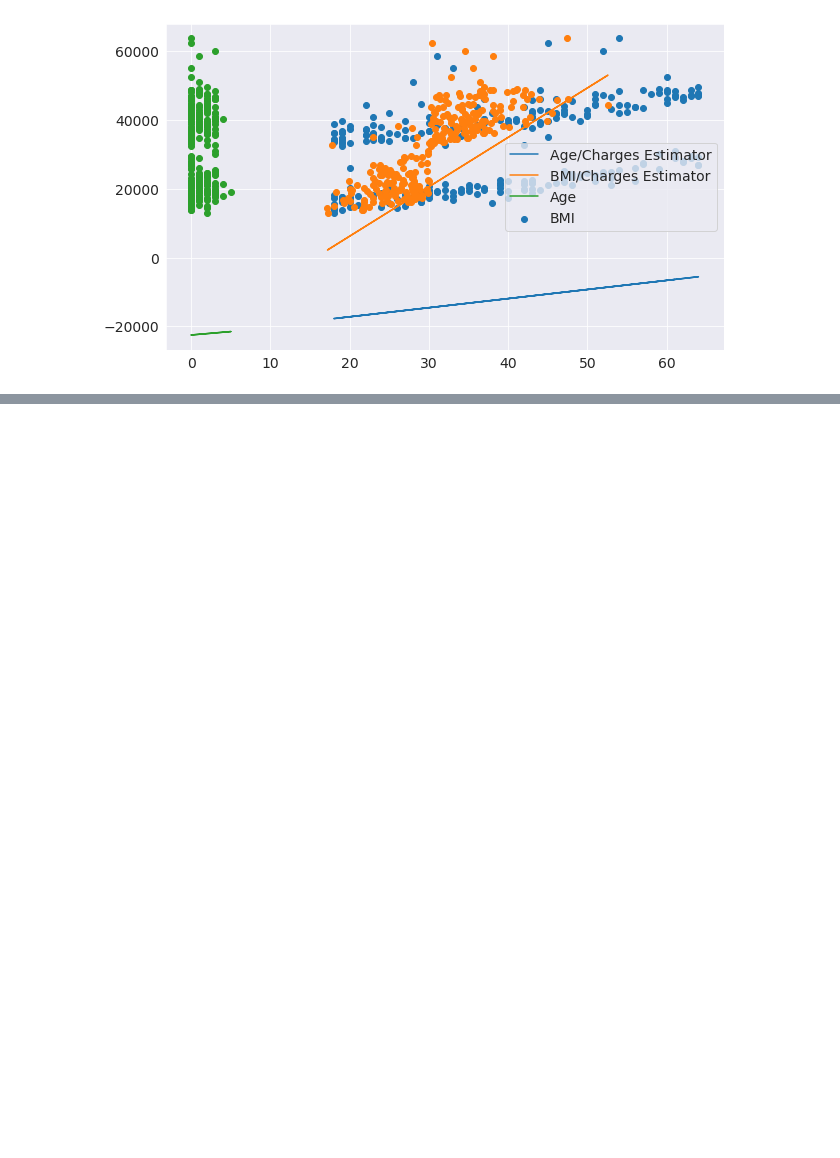
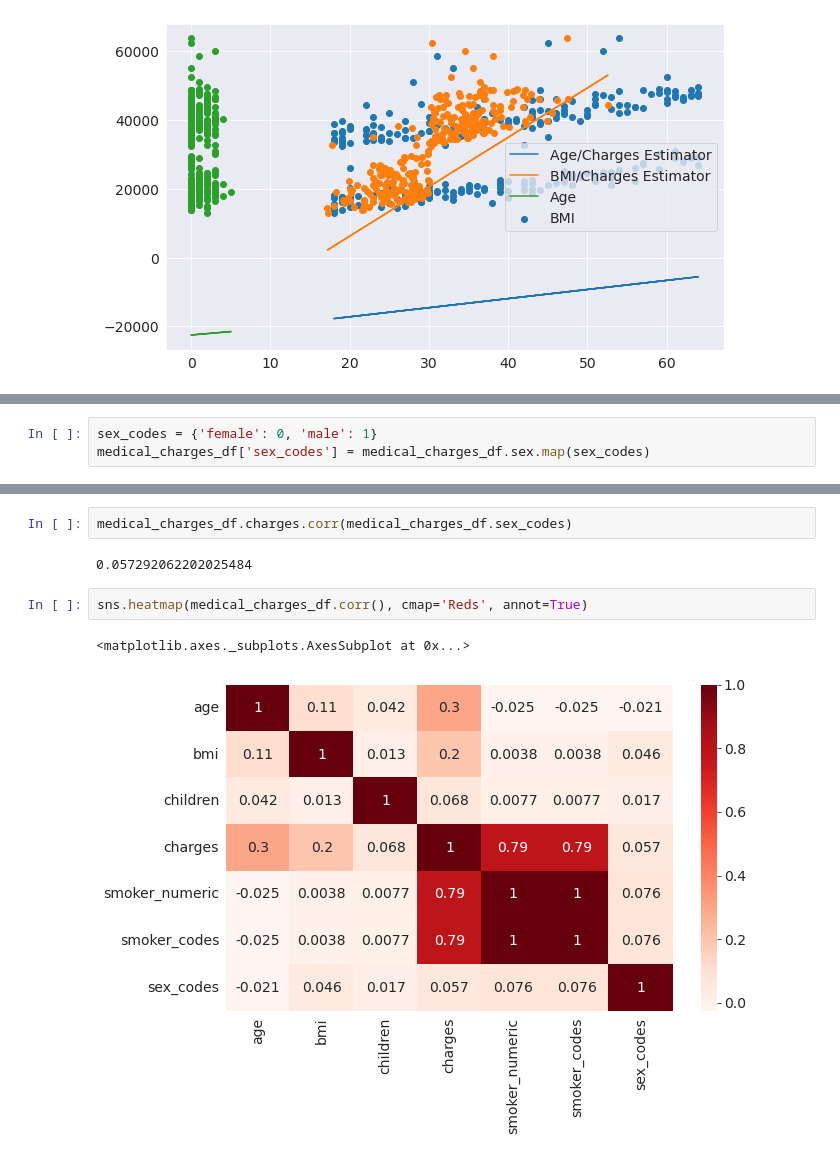
Before and after one commit to imshiv-10/ML-SkLearn, a Jupyter notebook: ML_SkLearn.ipynb, the cells around one changed output, grey strips where cells are left out. Cells and saved outputs as stored; diff of their text form; blank space fills up the shorter version.

```diff
--- a/ML_SkLearn.ipynb
+++ b/ML_SkLearn.ipynb
@@ -900,0 +996,3 @@ plt.legend(['Age/Charges Estimator', 'BMI/Charges Estimator','Age', 'BMI'])
+# %%
+sex_codes = {'female': 0, 'male': 1}
+medical_charges_df['sex_codes'] = medical_charges_df.sex.map(sex_codes)
@@ -900,0 +1015,9 @@ plt.legend(['Age/Charges Estimator', 'BMI/Charges Estimator','Age', 'BMI'])
+# %%
+medical_charges_df.charges.corr(medical_charges_df.sex_codes)
+# %% [output]
+0.057292062202025484
+# %%
+sns.heatmap(medical_charges_df.corr(), cmap='Reds', annot=True)
+# %% [output]
+<matplotlib.axes._subplots.AxesSubplot at 0x...>
+[figure, added]
```
Also changed, not shown: parts of 26 cells of this notebook.
